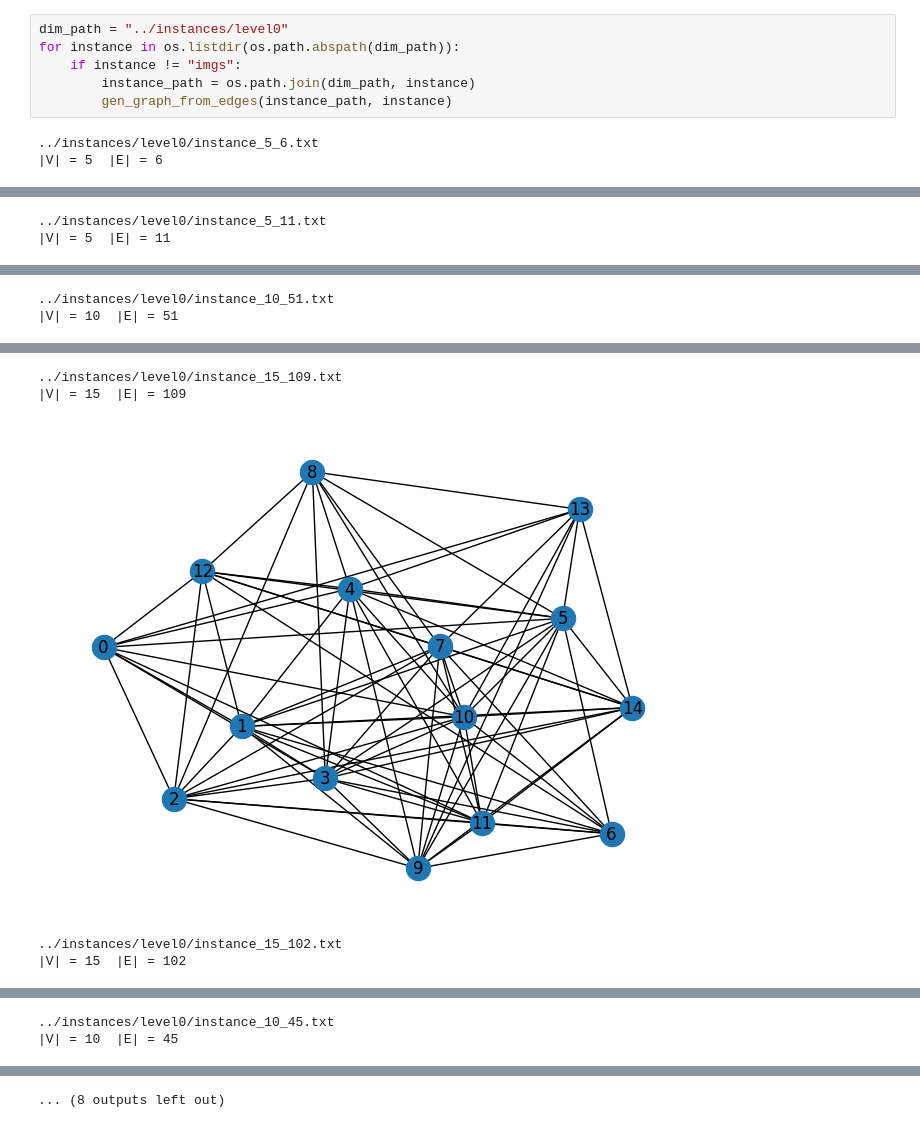
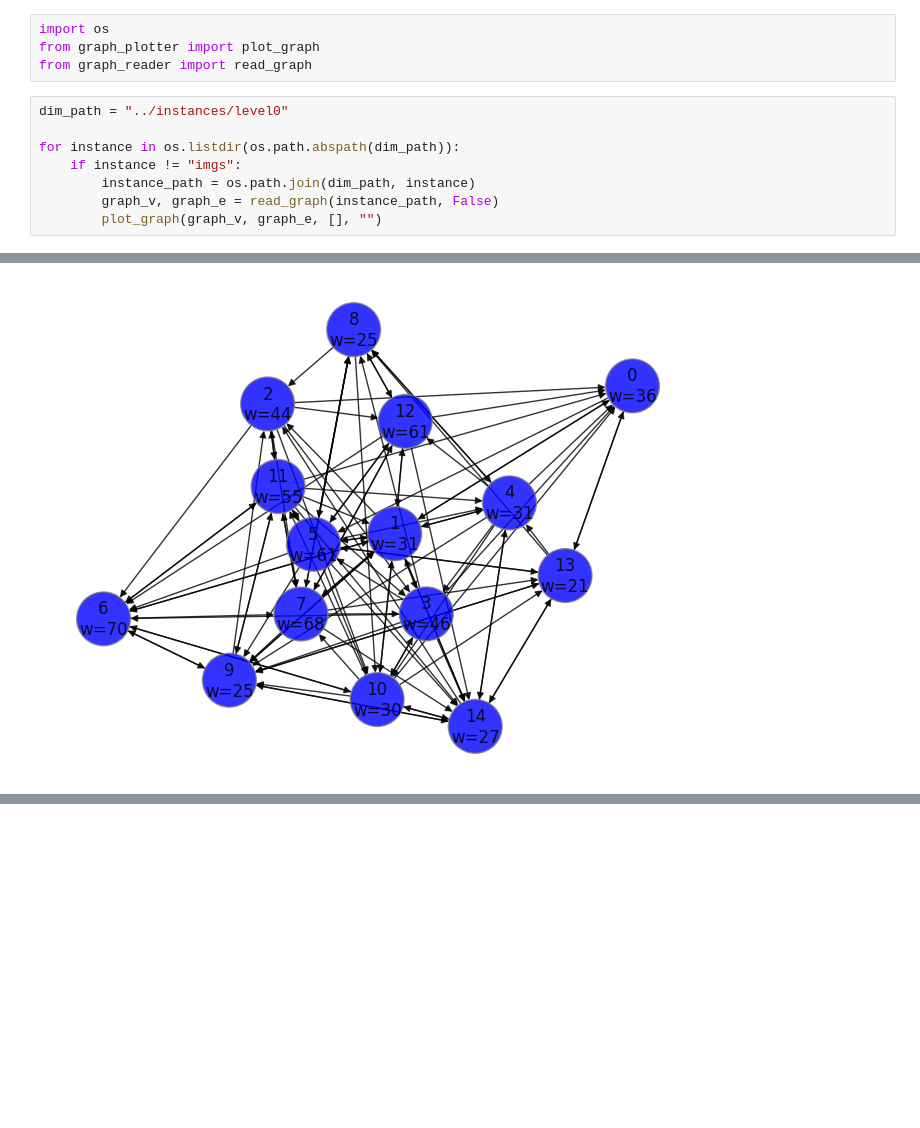
Before and after one commit to neuralmaticv/operations-research-project_mwdds, a Jupyter notebook: scripts/graph_visualization.ipynb, the cells around one changed output, grey strips where cells are left out. Drawn from its saved outputs; the diff is of its cells as text; blank space fills up the shorter version.

Commit message:
test visualization update

```diff
--- a/scripts/graph_visualization.ipynb
+++ b/scripts/graph_visualization.ipynb
@@ -24,9 +1,13 @@ def gen_graph_from_edges(instance_path, instance):
+# %%
+import os
+from graph_plotter import plot_graph
+from graph_reader import read_graph
 # %%
 dim_path = "../instances/level0"
+
 for instance in os.listdir(os.path.abspath(dim_path)):
     if instance != "imgs":
         instance_path = os.path.join(dim_path, instance)
-        gen_graph_from_edges(instance_path, instance)
+        graph_v, graph_e = read_graph(instance_path, False)
+        plot_graph(graph_v, graph_e, [], "")
 # %% [output]
-../instances/level0/instance_5_6.txt
-|V| = 5  |E| = 6
@@ -34,2 +14,0 @@ for instance in os.listdir(os.path.abspath(dim_path)):
-../instances/level0/instance_5_11.txt
-|V| = 5  |E| = 11
@@ -37,2 +15,0 @@ for instance in os.listdir(os.path.abspath(dim_path)):
-../instances/level0/instance_10_51.txt
-|V| = 10  |E| = 51
@@ -40,5 +17 @@ for instance in os.listdir(os.path.abspath(dim_path)):
-../instances/level0/instance_15_109.txt
-|V| = 15  |E| = 109
-[figure, old version]
+[figure, new version]
-../instances/level0/instance_15_102.txt
-|V| = 15  |E| = 102
@@ -46,2 +18,0 @@ for instance in os.listdir(os.path.abspath(dim_path)):
-../instances/level0/instance_10_45.txt
-|V| = 10  |E| = 45
@@ -49 +19,0 @@ for instance in os.listdir(os.path.abspath(dim_path)):
-... (8 outputs left out)
```
Also changed, not shown: parts of 3 cells of this notebook.
